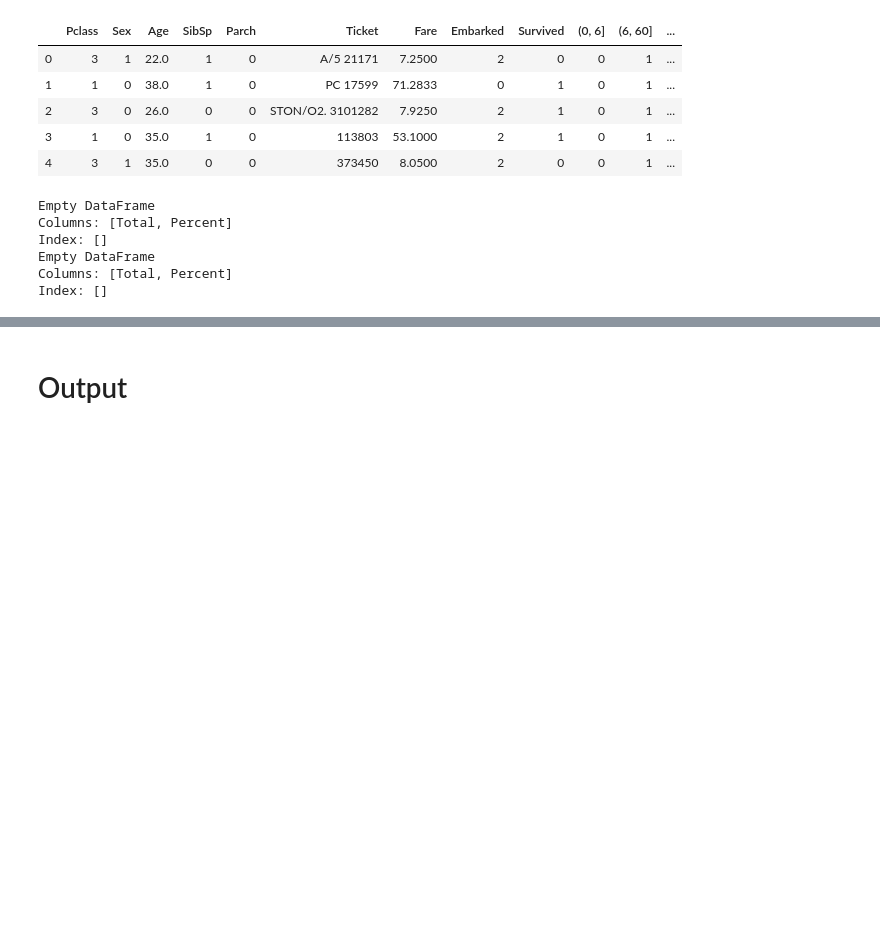
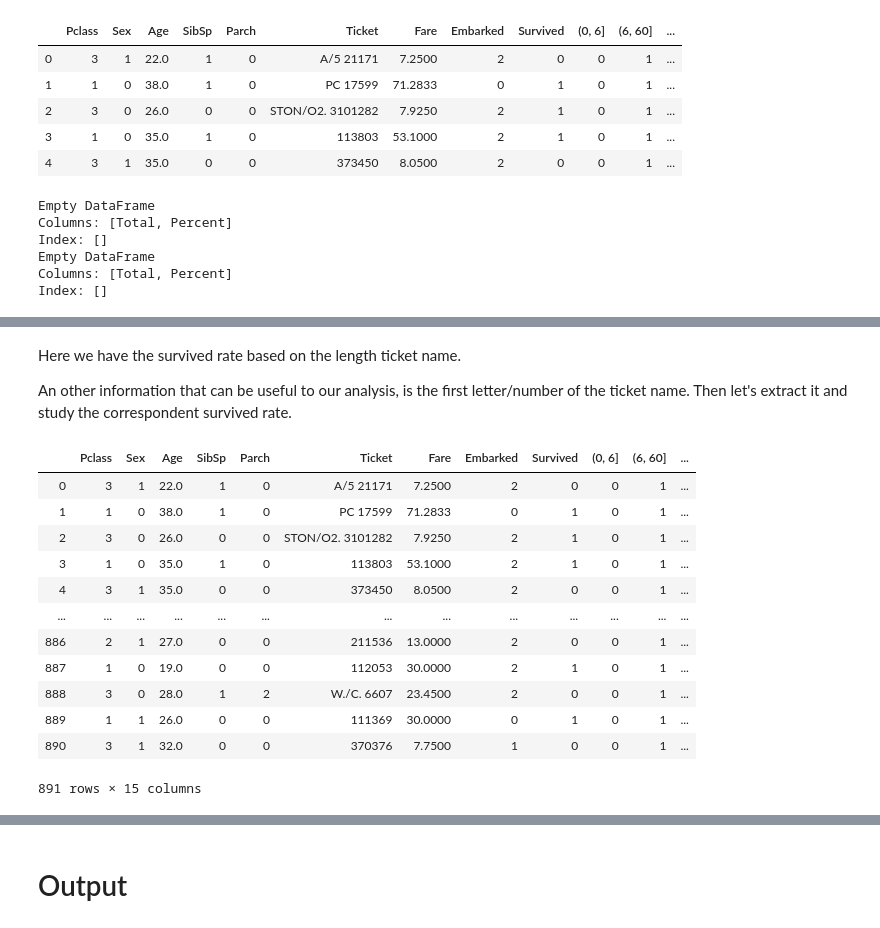
Before and after one commit to LivLilli/Titanic-Machine-Learning-from-disaster, a Jupyter notebook: Titanic.ipynb, the cells around one changed output, grey strips where cells are left out. Saved outputs shown, nothing was run; the diff lists cells and outputs as text; code cells hidden in the pictures; blank space fills up the shorter version.

```diff
--- a/Titanic.ipynb
+++ b/Titanic.ipynb
@@ -851,0 +881,4 @@ Index: []
+# %%
+# adding a new col on test and train with ticket length
+train_withoutID["Title_Len"] = train_withoutID["Ticket"].apply(len)
+test_withoutID["Title_Len"] = test_withoutID["Ticket"].apply(len)
@@ -851,0 +907,21 @@ Index: []
+# %% [markdown]
+Here we have the survived rate based on the length ticket name.
+
+An other information that can be useful to our analysis, is the first letter/number of the ticket name.
+Then let's extract it and study the correspondent survived rate.
+# %%
+ train_withoutID
+# %% [output]
+|  | Pclass | Sex | Age | SibSp | Parch | Ticket | Fare | Embarked | Survived | (0, 6] | (6, 60] | ... |
+| 0 | 3 | 1 | 22.0 | 1 | 0 | A/5 21171 | 7.2500 | 2 | 0 | 0 | 1 | ... |
+| 1 | 1 | 0 | 38.0 | 1 | 0 | PC 17599 | 71.2833 | 0 | 1 | 0 | 1 | ... |
+| 2 | 3 | 0 | 26.0 | 0 | 0 | STON/O2. 3101282 | 7.9250 | 2 | 1 | 0 | 1 | ... |
+| 3 | 1 | 0 | 35.0 | 1 | 0 | 113803 | 53.1000 | 2 | 1 | 0 | 1 | ... |
+| 4 | 3 | 1 | 35.0 | 0 | 0 | 373450 | 8.0500 | 2 | 0 | 0 | 1 | ... |
+| ... | ... | ... | ... | ... | ... | ... | ... | ... | ... | ... | ... | ... |
+| 886 | 2 | 1 | 27.0 | 0 | 0 | 211536 | 13.0000 | 2 | 0 | 0 | 1 | ... |
+| 887 | 1 | 0 | 19.0 | 0 | 0 | 112053 | 30.0000 | 2 | 1 | 0 | 1 | ... |
+| 888 | 3 | 0 | 28.0 | 1 | 2 | W./C. 6607 | 23.4500 | 2 | 0 | 0 | 1 | ... |
+| 889 | 1 | 1 | 26.0 | 0 | 0 | 111369 | 30.0000 | 0 | 1 | 0 | 1 | ... |
+| 890 | 3 | 1 | 32.0 | 0 | 0 | 370376 | 7.7500 | 1 | 0 | 0 | 1 | ... |
+891 rows × 15 columns
```
Also changed, not shown: parts of 30 cells of this notebook.
